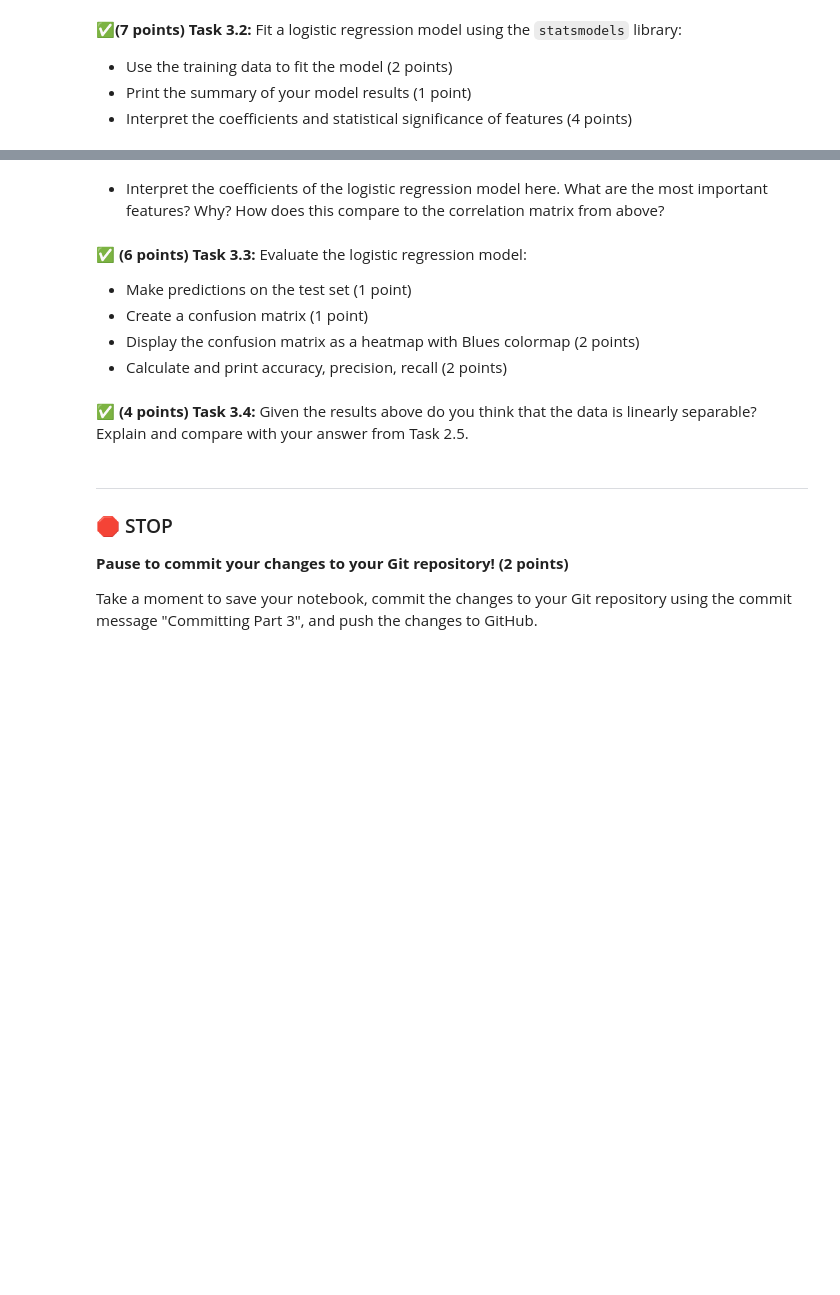
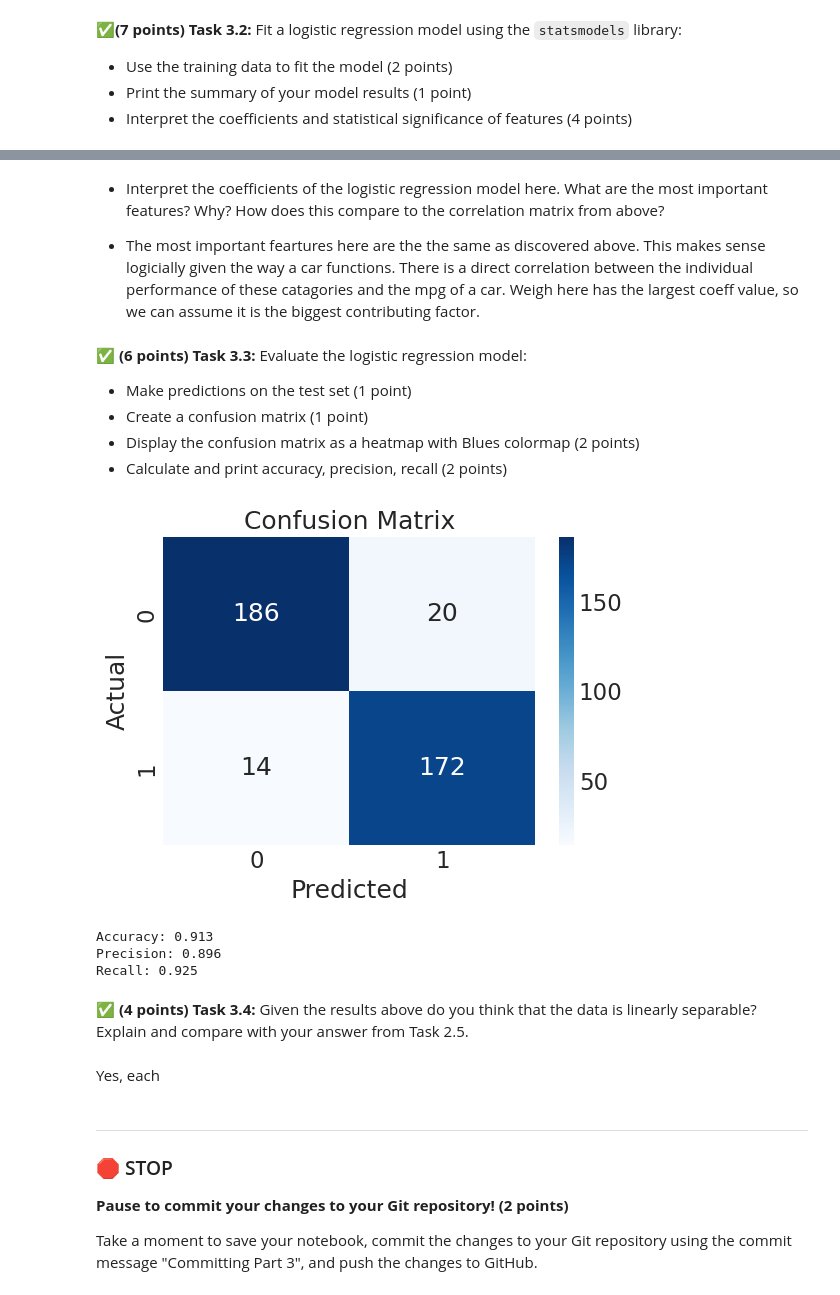
Before and after one commit to TumsAddict/cmse202-s25-turnin, a Jupyter notebook: final/CMSE202_Final-STUDENT.ipynb, the cells around one changed output, grey strips where cells are left out. Saved outputs shown, nothing was run; the diff lists cells and outputs as text; code cells hidden in the pictures; blank space fills up the shorter version.

```diff
--- a/final/CMSE202_Final-STUDENT.ipynb
+++ b/final/CMSE202_Final-STUDENT.ipynb
@@ -472,0 +499,7 @@ display(X_train_processed.head())
+# %%
+# Put your code here
+X_train_sm = sm.add_constant(X_train_processed)
+y_train = data_cleaned['high_mpg']
+logit_model = sm.Logit(y_train, X_train_sm)
+result = logit_model.fit()
+print(result.summary())
@@ -473,6 +524,7 @@ display(X_train_processed.head())
 # %% [markdown]
 * Interpret the coefficients of the logistic regression model here. What are the most important features? Why?
 How does this compare to the correlation matrix from above?
+- The most important feartures here are the the same as discovered above. This makes sense logicially given the way a car functions. There is a direct correlation between the individual performance of these catagories and the mpg of a car. Weigh here has the largest coeff value, so we can assume it is the biggest contributing factor.
 # %% [markdown]
 **&#9989; (6 points) Task 3.3:** Evaluate the logistic regression model:
 
@@ -485,5 +535,38 @@ How does this compare to the correlation matrix from above?
+# %%
+# Put your code here
+from sklearn.metrics import confusion_matrix
+from sklearn.metrics import accuracy_score, precision_score, recall_score
+
+y_test = data_cleaned['high_mpg']  # assuming it's aligned with X_test_processed
+X_test_sm = sm.add_constant(X_test_processed)
+y_pred_prob = result.predict(X_test_sm)
+y_pred = (y_pred_prob >= 0.5).astype(int)
+
+cm = confusion_matrix(y_test, y_pred)
+
+plt.figure(figsize=(6, 4))
+sns.heatmap(cm, annot=True, fmt='d', cmap='Blues')
+plt.xlabel('Predicted')
+plt.ylabel('Actual')
+plt.title('Confusion Matrix')
+plt.show()
+
+accuracy = accuracy_score(y_test, y_pred)
+precision = precision_score(y_test, y_pred)
+recall = recall_score(y_test, y_pred)
+
+print(f"Accuracy: {accuracy:.3f}")
+print(f"Precision: {precision:.3f}")
+print(f"Recall: {recall:.3f}")
+# %% [output]
+[figure, added]
+Accuracy: 0.913
+Precision: 0.896
+Recall: 0.925
 # %% [markdown]
 **&#9989; (4 points) Task 3.4:** Given the results above do you think that the data is linearly separable? Explain and compare with your answer from Task 2.5.
+# %% [markdown]
+Yes, each
 # %% [markdown]
 ---
 
```
Also changed, not shown: parts of 9 cells of this notebook.
